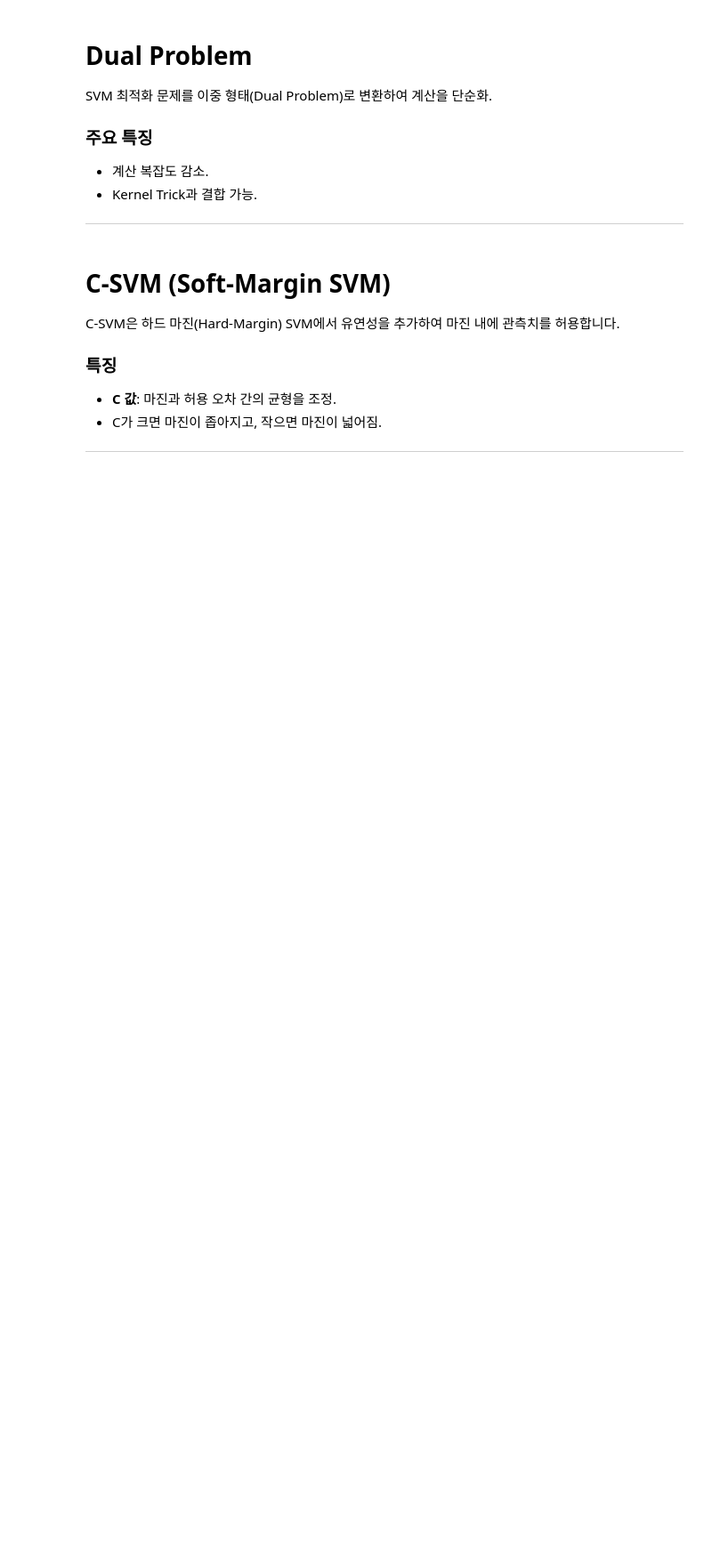
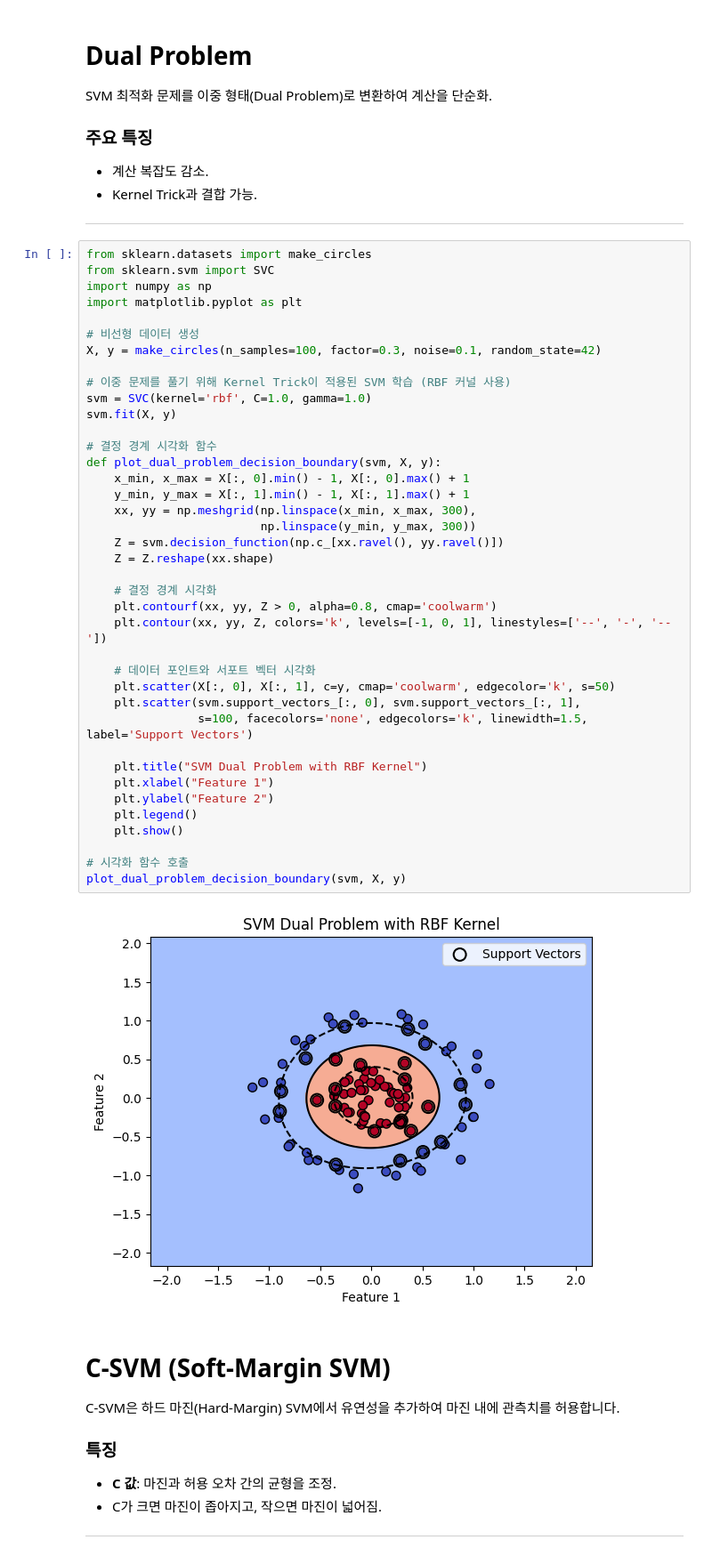
Before and after one commit to YeeeeeHo/ML_Final, a Jupyter notebook: 9.lecture_SVM.ipynb, the cells around one changed output. Shown: that part at 89% size. Saved outputs shown, nothing was run; the diff lists cells and outputs as text; blank space fills up the shorter version.

```diff
--- a/9.lecture_SVM.ipynb
+++ b/9.lecture_SVM.ipynb
@@ -30,6 +118,47 @@ SVM 최적화 문제를 이중 형태(Dual Problem)로 변환하여 계산을
 - Kernel Trick과 결합 가능.
 
 ---
+# %%
+from sklearn.datasets import make_circles
+from sklearn.svm import SVC
+import numpy as np
+import matplotlib.pyplot as plt
+
+# 비선형 데이터 생성
+X, y = make_circles(n_samples=100, factor=0.3, noise=0.1, random_state=42)
+
+# 이중 문제를 풀기 위해 Kernel Trick이 적용된 SVM 학습 (RBF 커널 사용)
+svm = SVC(kernel='rbf', C=1.0, gamma=1.0)
+svm.fit(X, y)
+
+# 결정 경계 시각화 함수
+def plot_dual_problem_decision_boundary(svm, X, y):
+    x_min, x_max = X[:, 0].min() - 1, X[:, 0].max() + 1
+    y_min, y_max = X[:, 1].min() - 1, X[:, 1].max() + 1
+    xx, yy = np.meshgrid(np.linspace(x_min, x_max, 300),
+                         np.linspace(y_min, y_max, 300))
+    Z = svm.decision_function(np.c_[xx.ravel(), yy.ravel()])
+    Z = Z.reshape(xx.shape)
+
+    # 결정 경계 시각화
+    plt.contourf(xx, yy, Z > 0, alpha=0.8, cmap='coolwarm')
+    plt.contour(xx, yy, Z, colors='k', levels=[-1, 0, 1], linestyles=['--', '-', '--'])
+
+    # 데이터 포인트와 서포트 벡터 시각화
+    plt.scatter(X[:, 0], X[:, 1], c=y, cmap='coolwarm', edgecolor='k', s=50)
+    plt.scatter(svm.support_vectors_[:, 0], svm.support_vectors_[:, 1],
+                s=100, facecolors='none', edgecolors='k', linewidth=1.5, label='Support Vectors')
+
+    plt.title("SVM Dual Problem with RBF Kernel")
+    plt.xlabel("Feature 1")
+    plt.ylabel("Feature 2")
+    plt.legend()
+    plt.show()
+
+# 시각화 함수 호출
+plot_dual_problem_decision_boundary(svm, X, y)
+# %% [output]
+[figure, added]
 # %% [markdown]
 
 # C-SVM (Soft-Margin SVM)
```
Also changed, not shown: parts of 4 cells of this notebook.
